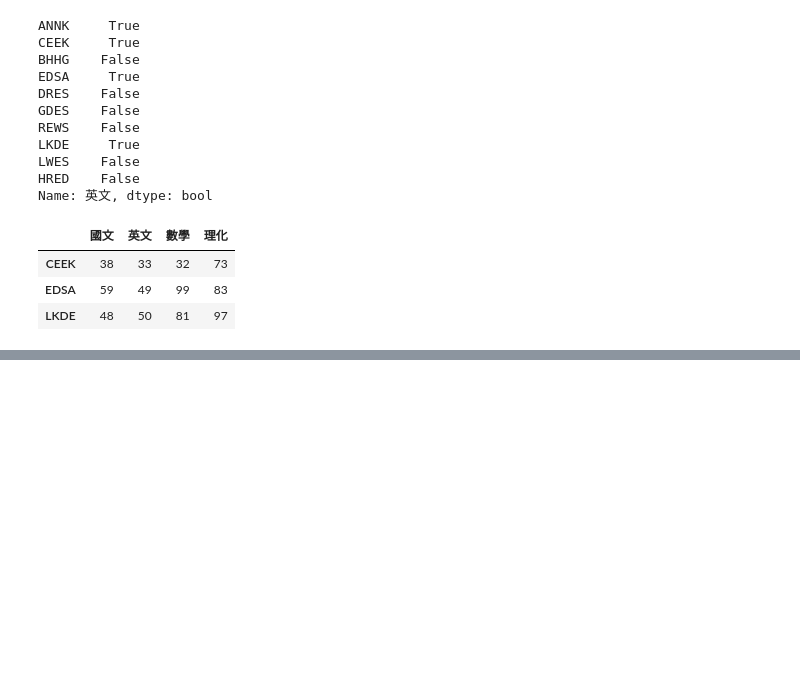
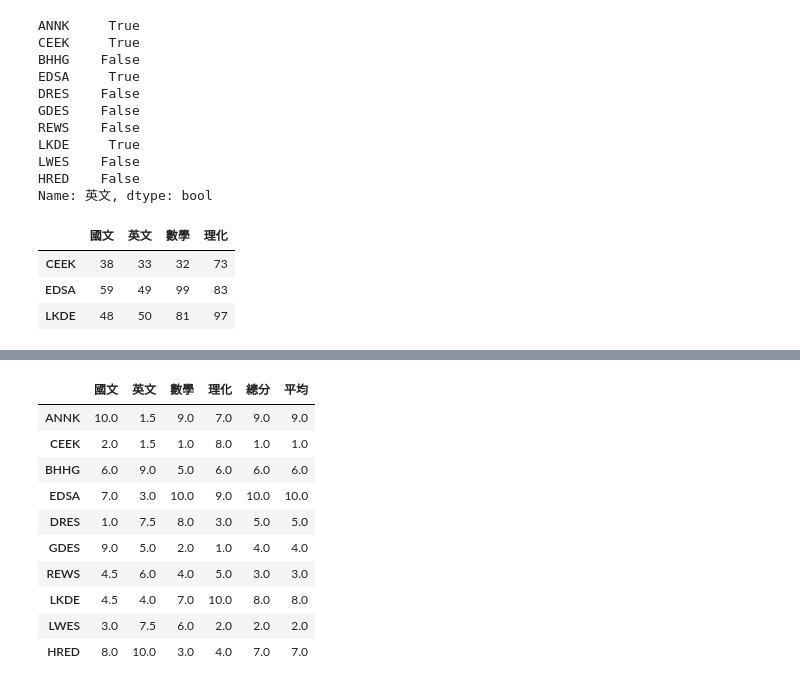
Before and after one commit to JYRUS19/20230205-Python, a Jupyter notebook: 20230304.ipynb, the cells around one changed output, grey strips where cells are left out. Cells and saved outputs as stored; diff of their text form; code cells hidden in the pictures; blank space fills up the shorter version.

```diff
--- a/20230304.ipynb
+++ b/20230304.ipynb
@@ -799,0 +912,14 @@ df[(df['國文'] < 60) & (df['英文'] < 60)]
+# %%
+df.rank()
+# %% [output]
+|  | 國文 | 英文 | 數學 | 理化 | 總分 | 平均 |
+| ANNK | 10.0 | 1.5 | 9.0 | 7.0 | 9.0 | 9.0 |
+| CEEK | 2.0 | 1.5 | 1.0 | 8.0 | 1.0 | 1.0 |
+| BHHG | 6.0 | 9.0 | 5.0 | 6.0 | 6.0 | 6.0 |
+| EDSA | 7.0 | 3.0 | 10.0 | 9.0 | 10.0 | 10.0 |
+| DRES | 1.0 | 7.5 | 8.0 | 3.0 | 5.0 | 5.0 |
+| GDES | 9.0 | 5.0 | 2.0 | 1.0 | 4.0 | 4.0 |
+| REWS | 4.5 | 6.0 | 4.0 | 5.0 | 3.0 | 3.0 |
+| LKDE | 4.5 | 4.0 | 7.0 | 10.0 | 8.0 | 8.0 |
+| LWES | 3.0 | 7.5 | 6.0 | 2.0 | 2.0 | 2.0 |
+| HRED | 8.0 | 10.0 | 3.0 | 4.0 | 7.0 | 7.0 |
```
Also changed, not shown: parts of 17 cells of this notebook.
